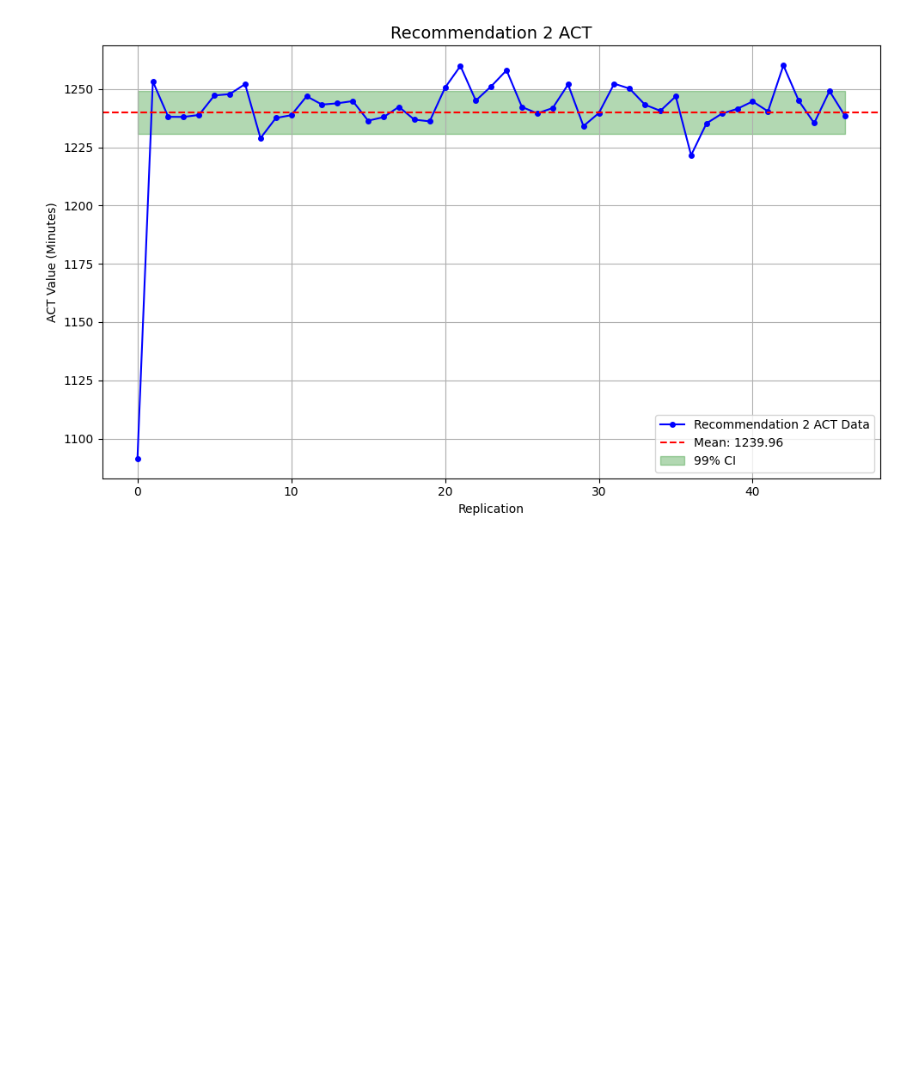
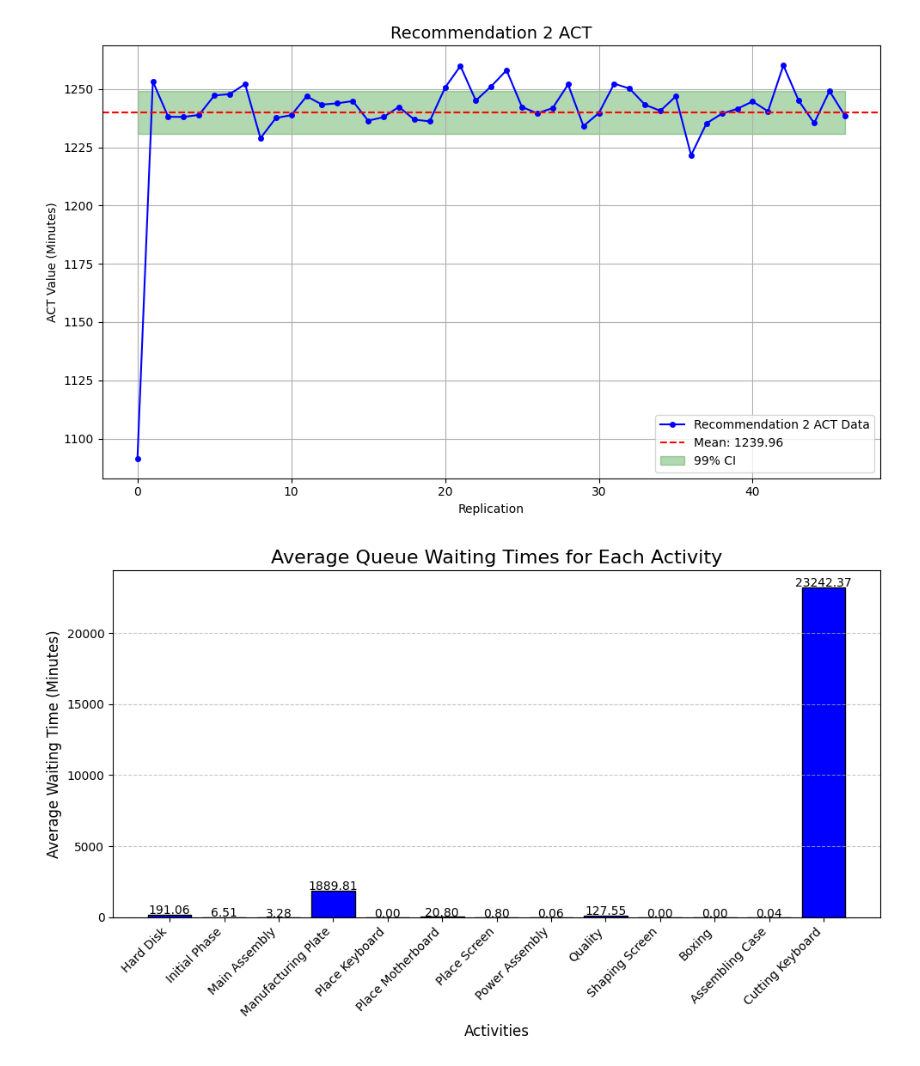
Before and after one commit to LaurenJE/Practice, a Jupyter notebook: code.ipynb, the cells around one changed output. Cells and saved outputs as stored; diff of their text form; code cells hidden in the pictures; blank space fills up the shorter version.

Commit message:
avg queue

```diff
--- a/code.ipynb
+++ b/code.ipynb
@@ -463,3 +463,44 @@ for label, data in datasets.items():
 [figure]
 [figure]
 [figure]
+# %%
+import matplotlib.pyplot as plt
+
+# Data: Average Queue Waiting Times for each stage
+stages = [
+    "Hard Disk", "Initial Phase", "Main Assembly", "Manufacturing Plate",
+    "Place Keyboard", "Place Motherboard", "Place Screen", "Power Assembly",
+    "Quality", "Shaping Screen", "Boxing", "Assembling Case", "Cutting Keyboard"
+]
+
+# Corresponding average waiting times for each stage
+avg_waiting_times = [
+    191.0637662, 6.507424295, 3.279819688, 1889.810523, 0, 20.80497387,
+    0.795279615, 0.060875602, 127.5480771, 0, 0, 0.039404302, 23242.367
+]
+
+# Create a bar plot to visualize the average waiting times for each stage
+plt.figure(figsize=(10, 6))
+
+# Bar plot
+bars = plt.bar(stages, avg_waiting_times, color='blue', edgecolor='black')
+
+# Annotating the bars with the average waiting times
+for bar in bars:
+    plt.text(bar.get_x() + bar.get_width() / 2, bar.get_height() + 10,
+             f'{bar.get_height():.2f}', ha='center', fontsize=10)
+
+# Add title and labels
+plt.title('Average Queue Waiting Times for Each Activity', fontsize=16)
+plt.xlabel('Activities', fontsize=12)
+plt.ylabel('Average Waiting Time (Minutes)', fontsize=12)
+
+# Rotate x-axis labels to make them readable
+plt.xticks(rotation=45, ha='right')
+
+# Show the plot
+plt.tight_layout()
+plt.grid(True, axis='y', linestyle='--', alpha=0.7)
+plt.show()
+# %% [output]
+[figure, added]
```
Also changed, not shown: 1 other file.
